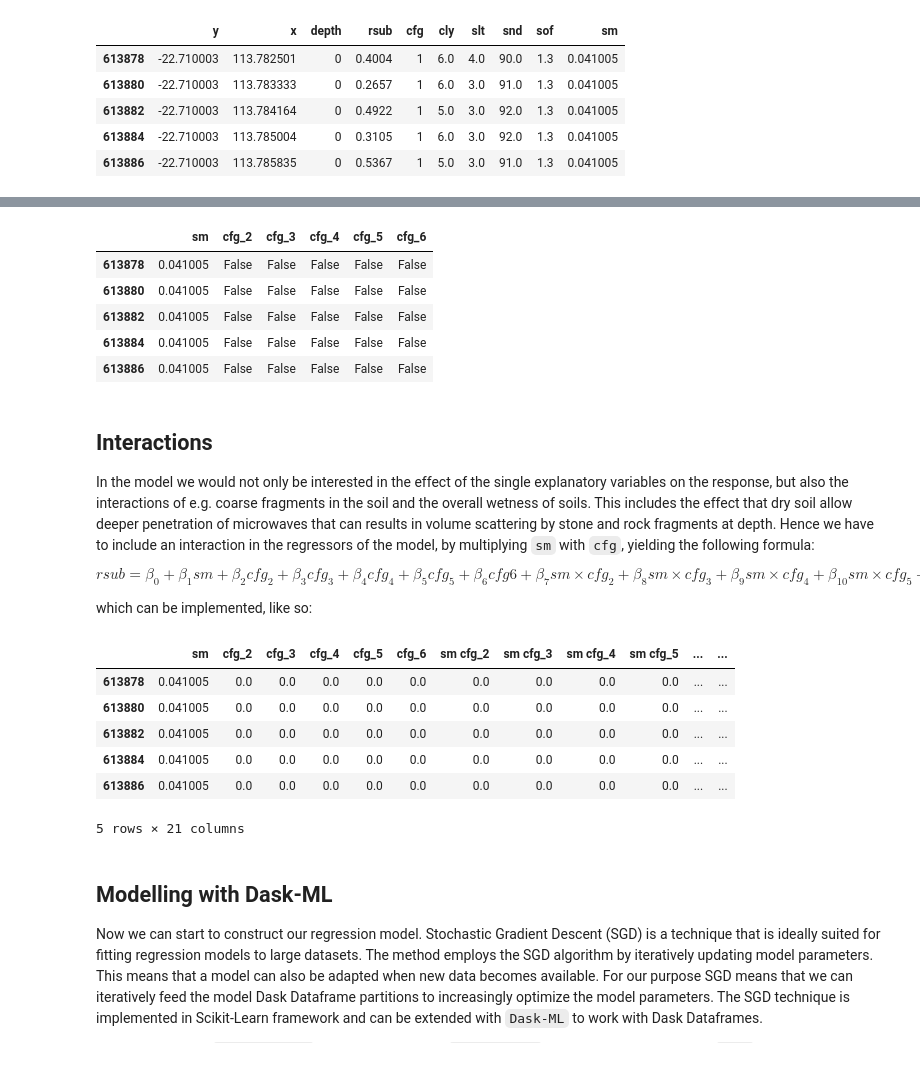
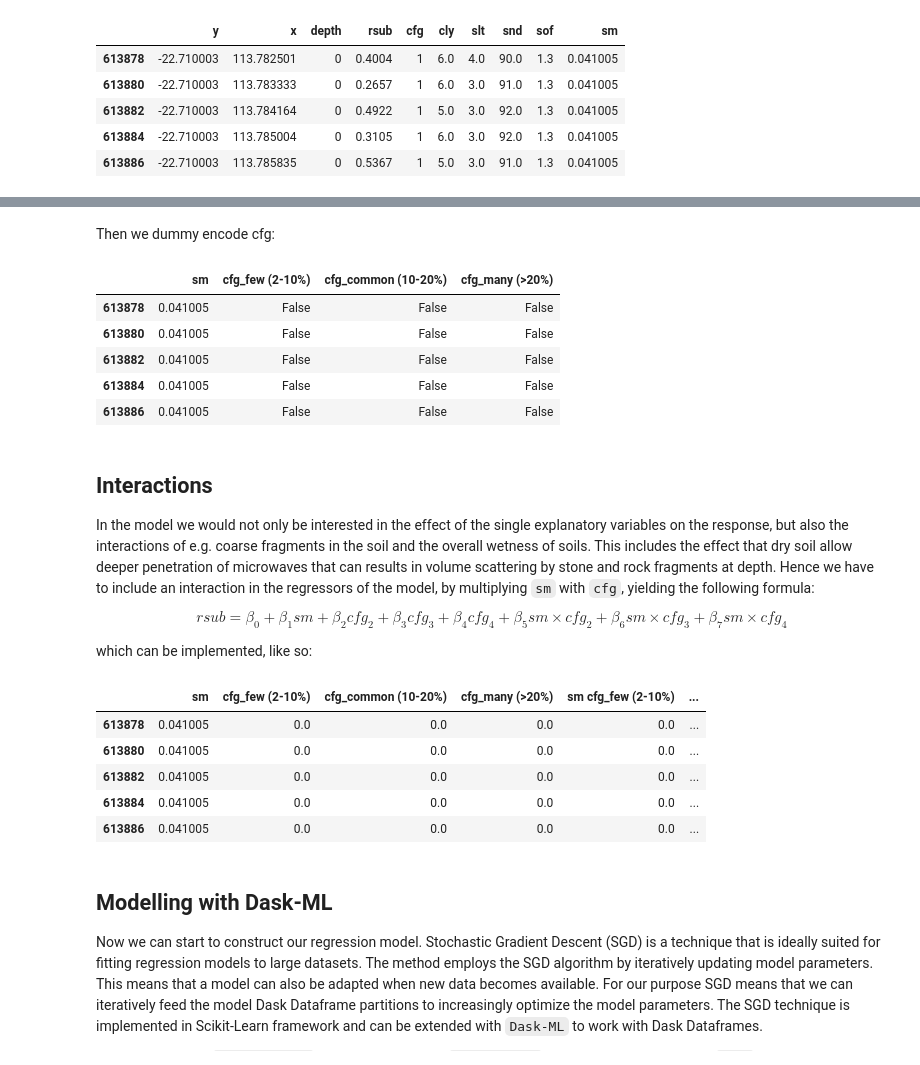
Before and after one commit to MartinSchobben/big_eo_models, a Jupyter notebook: 01_multiple-regression.ipynb, the cells around one changed output, grey strips where cells are left out. Drawn from its saved outputs; the diff is of its cells as text; code cells hidden in the pictures.

```diff
--- a/01_multiple-regression.ipynb
+++ b/01_multiple-regression.ipynb
@@ -65,0 +77,9 @@ soil_df.head()
+# %%
+cfg_cats = dict(
+    zip(
+        range(1, 7),
+        ["very few (0-2%)", "few (2-10%)", "common (10-20%)", "many (>20%)",
+         "many (>20%)", "many (>20%)"]
+        )
+    )
+cfg_cats
@@ -204,0 +242,6 @@ To include categories in a model we require a conversion to data type that is us
+# %%
+soil_df["cfg"] = soil_df["cfg"].replace(cfg_cats)
+X = soil_df[EXP_VARIABLES]
+ca = Categorizer(categories={"cfg": CategoricalDtype(list(cfg_cats.values())[:4])})
+X = ca.fit_transform(X)
+X.head()
@@ -205,37 +255,36 @@ To include categories in a model we require a conversion to data type that is us
+# %% [markdown]
+Then we dummy encode cfg:
 # %%
-X = soil_df[EXP_VARIABLES]
-ca = Categorizer(categories={"cfg": CategoricalDtype(range(1, 7))})
-X = ca.fit_transform(X)
 de = DummyEncoder(["cfg"], drop_first=True)
 X = de.fit_transform(X)
 X.head()
 # %% [output]
-|  | sm | cfg_2 | cfg_3 | cfg_4 | cfg_5 | cfg_6 |
-| 613878 | 0.041005 | False | False | False | False | False |
-| 613880 | 0.041005 | False | False | False | False | False |
-| 613882 | 0.041005 | False | False | False | False | False |
-| 613884 | 0.041005 | False | False | False | False | False |
-| 613886 | 0.041005 | False | False | False | False | False |
+|  | sm | cfg_few (2-10%) | cfg_common (10-20%) | cfg_many (>20%) |
+| 613878 | 0.041005 | False | False | False |
+| 613880 | 0.041005 | False | False | False |
+| 613882 | 0.041005 | False | False | False |
+| 613884 | 0.041005 | False | False | False |
+| 613886 | 0.041005 | False | False | False |
 # %% [markdown]
 ## Interactions
 
 In the model we would not only be interested in the effect of the single explanatory variables on the response, but also the interactions of e.g. coarse fragments in the soil and the overall wetness of soils. This includes the effect that dry soil allow deeper penetration of microwaves that can results in volume scattering by stone and rock fragments at depth. Hence we have to include an interaction in the regressors of the model, by multiplying `sm` with `cfg`, yielding the following formula:
 
-$$ rsub = \beta_0 + \beta_1 sm + \beta_2 cfg_2 + \beta_3 cfg_3 + \beta_4 cfg_4 + \beta_5 cfg_5 + \beta_6 cfg6 + \beta_7 sm \times cfg_2 + \beta_8 sm \times cfg_3 + \beta_9 sm \times cfg_4 + \beta_10 sm \times cfg_5 + \beta_11 sm \times cfg_6 $$
+$$ rsub = \beta_0 + \beta_1 sm + \beta_2 cfg_2 + \beta_3 cfg_3 + \beta_4 cfg_4 + \beta_5 sm \times cfg_2 + \beta_6 sm \times cfg_3 + \beta_7 sm \times cfg_4 $$
 
 which can be implemented, like so:
 # %%
 poly = PolynomialFeatures(interaction_only=True, include_bias=False, preserve_dataframe=True)
 X = poly.fit_transform(X)
+X = X.iloc[:,:-3]
 X.head()
 # %% [output]
-|  | sm | cfg_2 | cfg_3 | cfg_4 | cfg_5 | cfg_6 | sm cfg_2 | sm cfg_3 | sm cfg_4 | sm cfg_5 | ... | ... |
-| 613878 | 0.041005 | 0.0 | 0.0 | 0.0 | 0.0 | 0.0 | 0.0 | 0.0 | 0.0 | 0.0 | ... | ... |
-| 613880 | 0.041005 | 0.0 | 0.0 | 0.0 | 0.0 | 0.0 | 0.0 | 0.0 | 0.0 | 0.0 | ... | ... |
-| 613882 | 0.041005 | 0.0 | 0.0 | 0.0 | 0.0 | 0.0 | 0.0 | 0.0 | 0.0 | 0.0 | ... | ... |
-| 613884 | 0.041005 | 0.0 | 0.0 | 0.0 | 0.0 | 0.0 | 0.0 | 0.0 | 0.0 | 0.0 | ... | ... |
-| 613886 | 0.041005 | 0.0 | 0.0 | 0.0 | 0.0 | 0.0 | 0.0 | 0.0 | 0.0 | 0.0 | ... | ... |
+|  | sm | cfg_few (2-10%) | cfg_common (10-20%) | cfg_many (>20%) | sm cfg_few (2-10%) | ... |
+| 613878 | 0.041005 | 0.0 | 0.0 | 0.0 | 0.0 | ... |
+| 613880 | 0.041005 | 0.0 | 0.0 | 0.0 | 0.0 | ... |
+| 613882 | 0.041005 | 0.0 | 0.0 | 0.0 | 0.0 | ... |
+| 613884 | 0.041005 | 0.0 | 0.0 | 0.0 | 0.0 | ... |
+| 613886 | 0.041005 | 0.0 | 0.0 | 0.0 | 0.0 | ... |
-5 rows × 21 columns
 # %% [markdown]
 ## Modelling with Dask-ML
 
```
Also changed, not shown: parts of 13 cells of this notebook.
